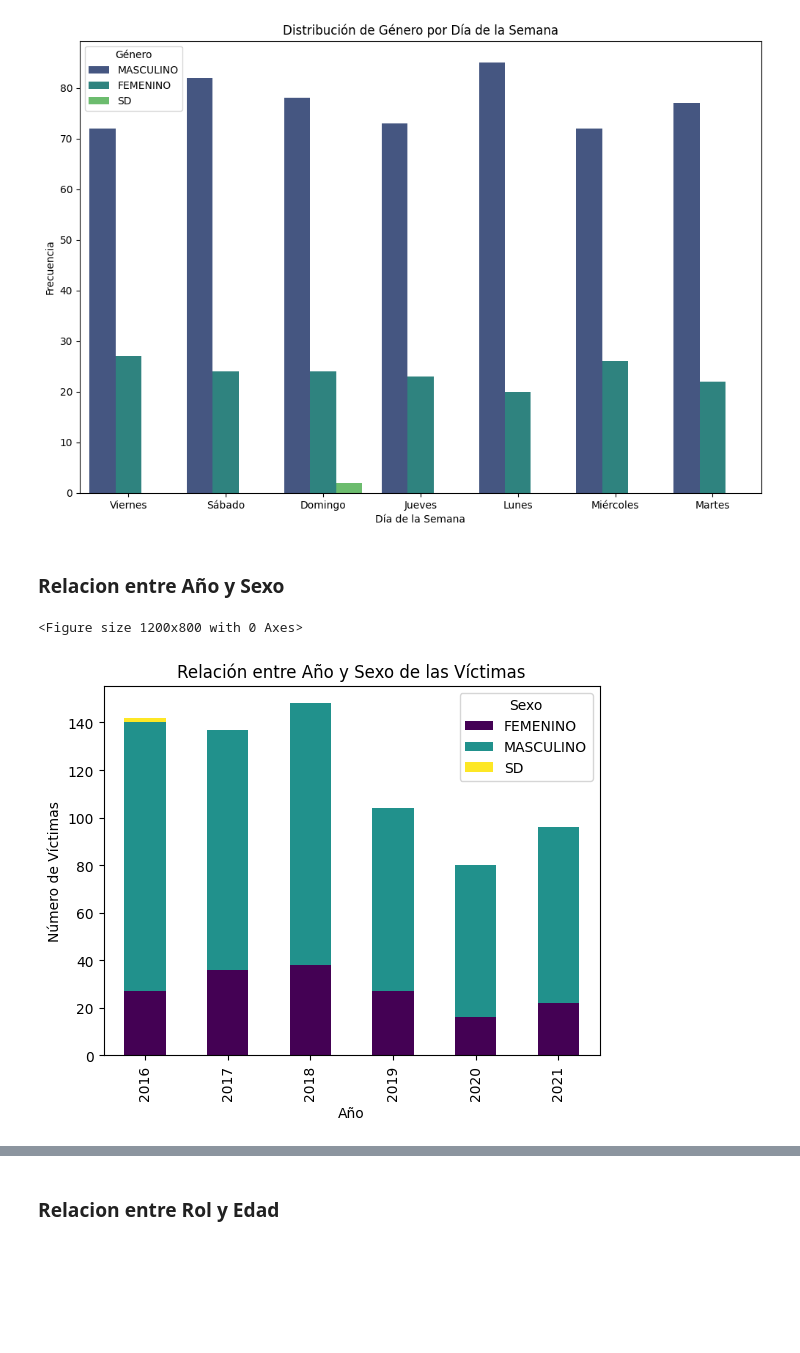
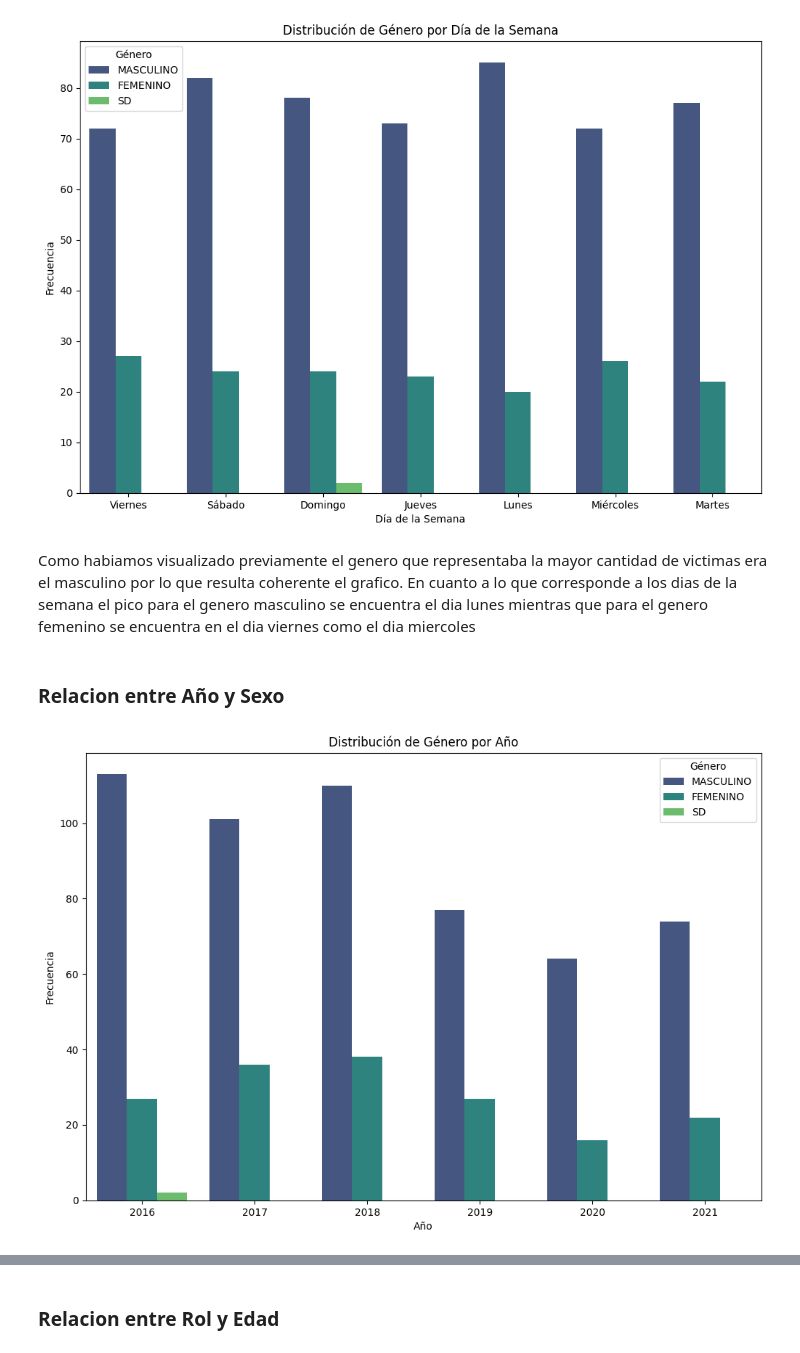
Before and after one commit to ASGuzman/PI2_Siniestros_Viales, a Jupyter notebook: EDA.ipynb, the cells around one changed output, grey strips where cells are left out. Saved outputs shown, nothing was run; the diff lists cells and outputs as text; code cells hidden in the pictures; blank space fills up the shorter version.

```diff
--- a/EDA.ipynb
+++ b/EDA.ipynb
@@ -551,18 +557,17 @@ plt.legend(title="Género")
 plt.show()
 # %% [output]
 [figure]
+# %% [markdown]
+Como habiamos visualizado previamente el genero que representaba la mayor cantidad de victimas era el masculino por lo que resulta coherente el grafico. En cuanto a lo que corresponde a los dias de la semana el pico para el genero masculino se encuentra el dia lunes mientras que para el genero femenino se encuentra en el dia viernes como el dia miercoles
 # %% [markdown]
 ### Relacion entre Año y Sexo
-# %%
-sexo_por_año = df_siniestros.pivot_table(index='Año', columns='Sexo', aggfunc='size', fill_value=0)
-
-plt.figure(figsize=(12, 8))
-sexo_por_año.plot(kind='bar', stacked=True, colormap="viridis")
-plt.title("Relación entre Año y Sexo de las Víctimas")
-plt.xlabel("Año")
-plt.ylabel("Número de Víctimas")
-plt.legend(title="Sexo", loc='upper right')
-plt.show()
-# %% [output]
-<Figure size 1200x800 with 0 Axes>
-[figure, removed]
+# %%
+plt.figure(figsize=(12, 8))
+sns.countplot(x="Año", hue="Sexo", data=df_siniestros, palette="viridis")
+plt.title("Distribución de Género por Año")
+plt.xlabel("Año")
+plt.ylabel("Frecuencia")
+plt.legend(title="Género")
+plt.show()
+# %% [output]
+[figure, added]
```
Also changed, not shown: parts of 7 cells of this notebook.
